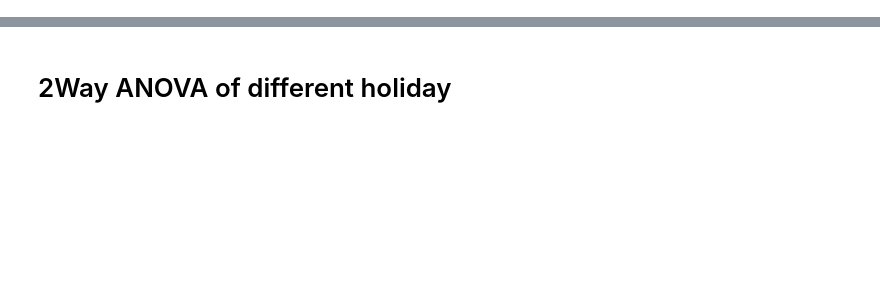
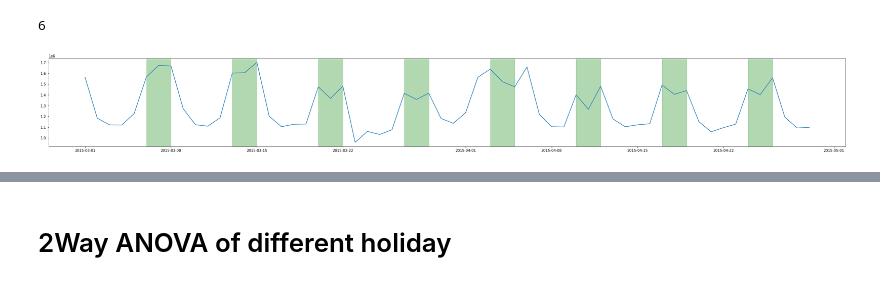
Before and after one commit to sam901122/Statistics_FinalProject, a Jupyter notebook: project_TRA/TRA_main.ipynb, the cells around one changed output, grey strips where cells are left out. Cells and saved outputs as stored; diff of their text form; code cells hidden in the pictures; blank space fills up the shorter version.

Commit message:
Observe relations

```diff
--- a/project_TRA/TRA_main.ipynb
+++ b/project_TRA/TRA_main.ipynb
@@ -13,5 +13,40 @@ import copy as cp
 import importlib
 
 import self_defined_functions as ft
+# %%
+transCnt_dict = ft.get_trCnt()
 # %%
 ANOVA_df = ft.get_ANOVA_df()
+# %%
+obser = []
+startDate = dt.datetime( 2015, 3, 1 )
+for i in range( 60 ) :
+    obser.append( startDate )
+    startDate += dt.timedelta( days = 1 )
+# %%
+cnt = []
+for i in obser :
+    cnt.append( transCnt_dict[i] )
+# %%
+obser[0].weekday()
+# %% [output]
+6
+# %%
+fig = plt.figure( figsize = ( 40, 10 ) )
+ax = fig.add_subplot( 2, 1, 1 )
+ax.plot( obser, cnt )
+# ax.ylim( 0, 850000 )
+
+start = None
+end = None
+for i in obser :
+    if i.weekday() == 4 :
+        start = i
+    elif i.weekday() == 6 and start != None :
+        end = i
+    if start != None and end != None :
+        ax.axvspan( start, end, color="green", alpha=0.3)
+        start = None
+        end = None
+# %% [output]
+[figure, added]
```
Also changed, not shown: parts of 18 cells of this notebook, 1 other file.
